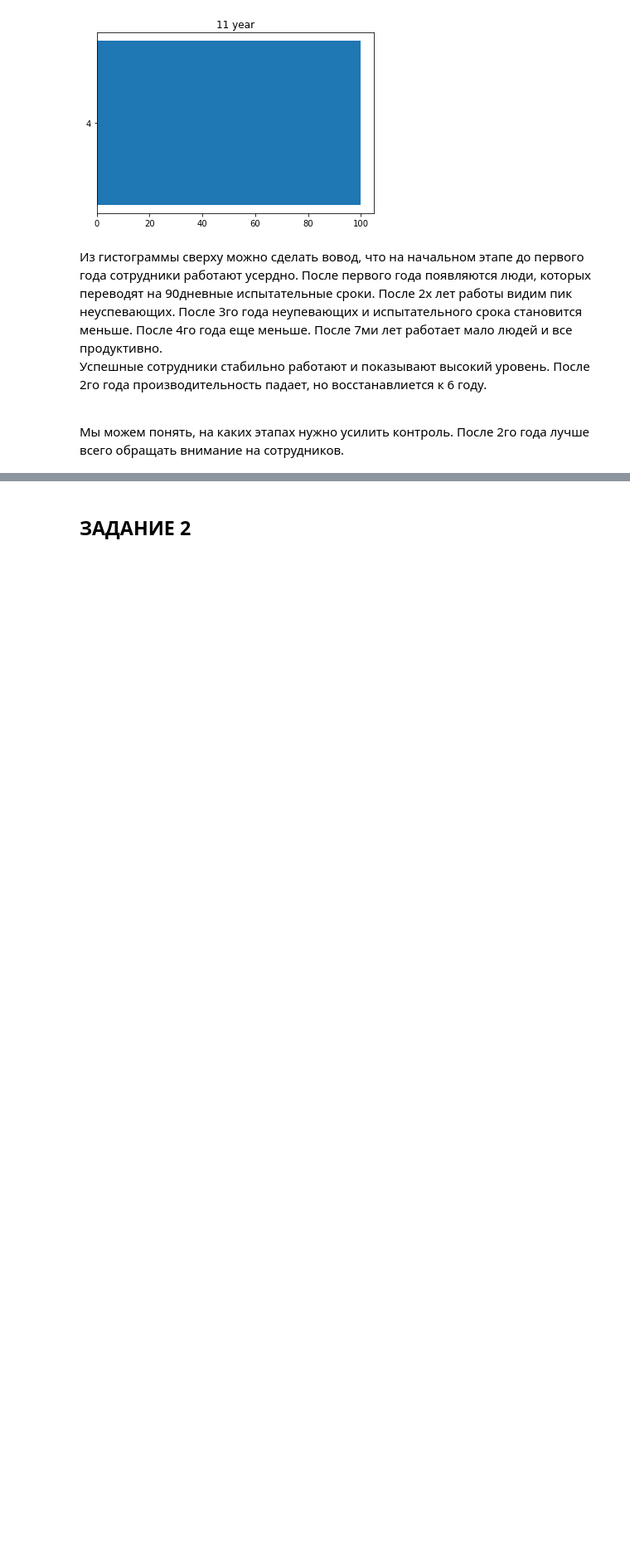
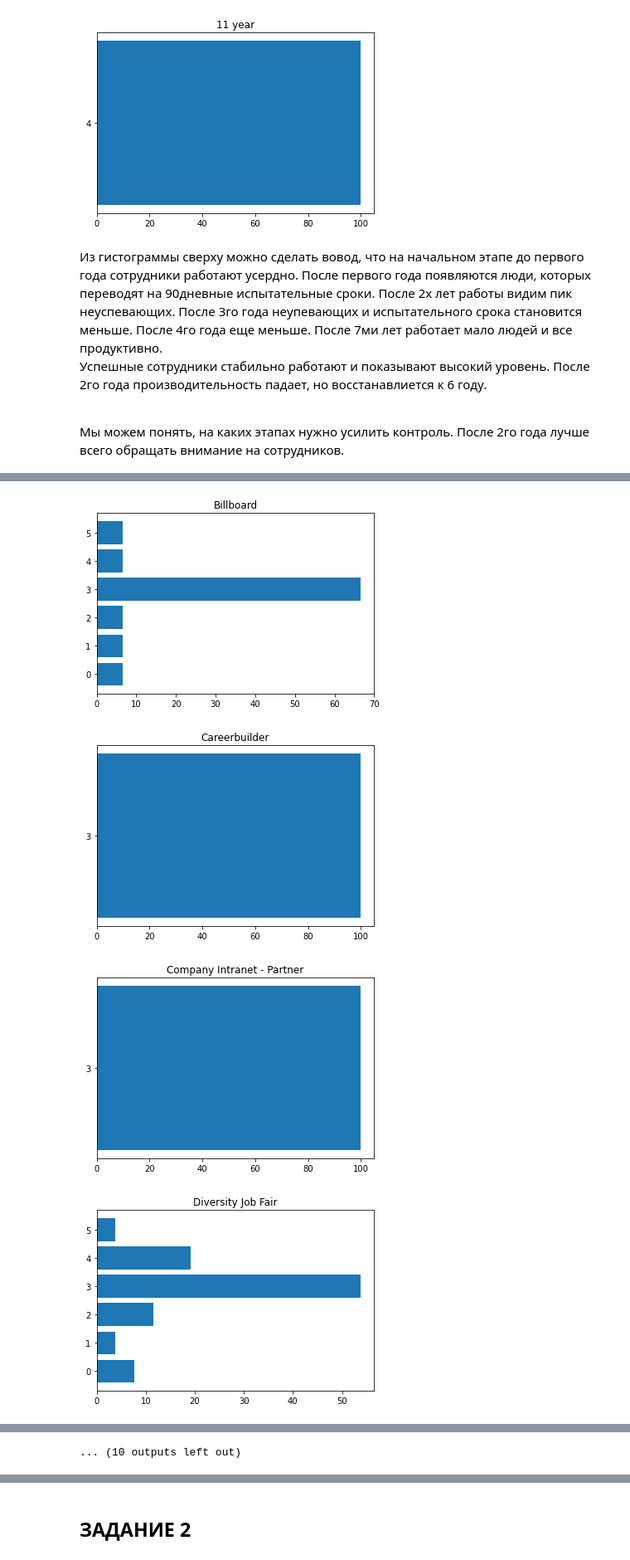
Before and after one commit to as4me/skillbox, a Jupyter notebook: Data Science. Analytics. First level/kurs/Coursework_analytics_2.ipynb, the cells around one changed output, grey strips where cells are left out. Shown at 83% size. Saved outputs shown, nothing was run; the diff lists cells and outputs as text; code cells hidden in the pictures; blank space fills up the shorter version.

```diff
--- a/Data Science. Analytics. First level/kurs/Coursework_analytics_2.ipynb
+++ b/Data Science. Analytics. First level/kurs/Coursework_analytics_2.ipynb
@@ -389,0 +474,10 @@ pers_manager.head()
+# %%
+sql_str = '''
+SELECT "Employee Source" as source, perf_scoreid as score, COUNT(*) as count
+FROM hr_dataset
+WHERE perf_scoreid < 9
+GROUP BY 1,2
+ORDER BY 1,2;
+'''
+comp_score = pd.read_sql_query(sql_str,conn)
+comp_score.head()
@@ -389,0 +491,10 @@ pers_manager.head()
+# %%
+sql_str = '''
+SELECT "Employee Source" as source, COUNT(*) as sum
+FROM hr_dataset
+WHERE perf_scoreid < 9
+GROUP BY 1
+ORDER BY 1;
+'''
+comp_count = pd.read_sql_query(sql_str,conn)
+comp_count.head()
@@ -389,0 +508,3 @@ pers_manager.head()
+# %%
+comp_score = pd.merge(comp_score,comp_count)
+comp_score.head()
@@ -389,0 +518,3 @@ pers_manager.head()
+# %%
+comp_score["percent"] =  round((comp_score["count"]/comp_score["sum"]) * 100, 2)
+comp_score
@@ -389,0 +535,11 @@ pers_manager.head()
+# %%
+for i in sorted(emp_source['Employment Source']):
+    fig, sub = plt.subplots()
+    df = comp_score[comp_score.source == i]
+    sub.barh(list(map(str,df.score)),df['percent'])
+    sub.set_title(f'{i}')
+# %% [output]
+[figure, added]
+[figure, added]
+[figure, added]
+[figure, added]
@@ -389,0 +554 @@ pers_manager.head()
+... (10 outputs left out)
```
Also changed, not shown: parts of 71 cells of this notebook, 2 other files.
